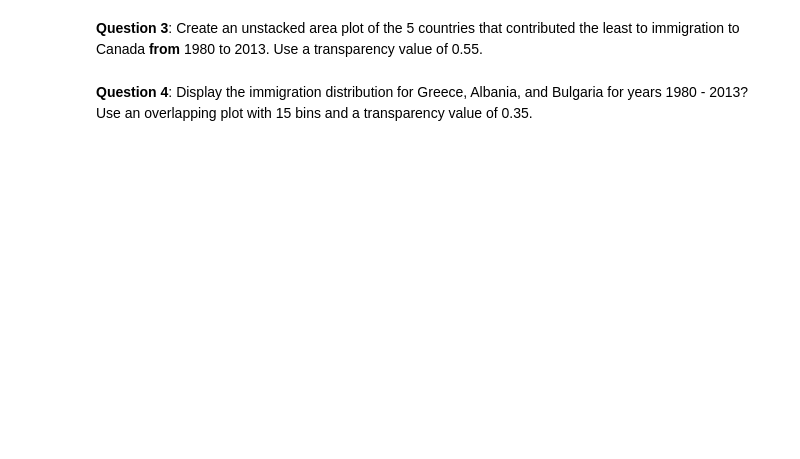
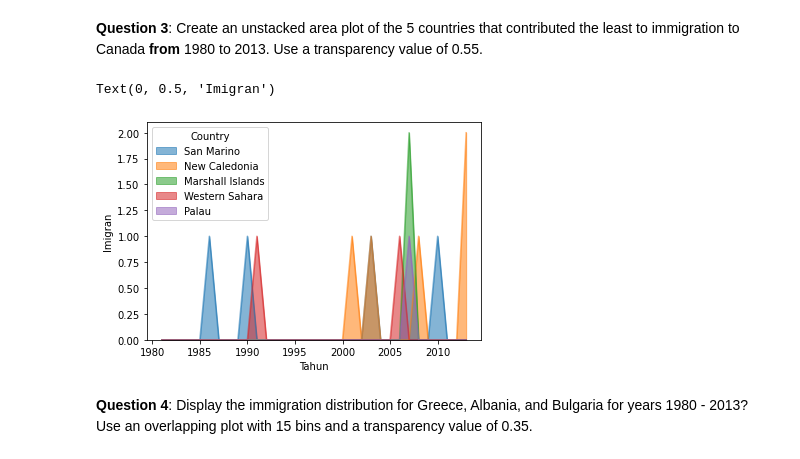
Before and after one commit to X4D0/DataVisualization, a Jupyter notebook: 2_Visualization_Tools_1_assignment.ipynb, the cells around one changed output. Cells and saved outputs as stored; diff of their text form; code cells hidden in the pictures; blank space fills up the shorter version.

```diff
--- a/2_Visualization_Tools_1_assignment.ipynb
+++ b/2_Visualization_Tools_1_assignment.ipynb
@@ -75,2 +88,12 @@ df_can.plot(kind='line')
+# %%
+### type your answer here
+data_top5 = top5.tail(5) # Data terendah (Jumlah Imigran paling sedikit)
+data_top5 = data_top5.transpose()
+plot5 = data_top5.plot(kind='area',alpha=0.55,stacked=False)
+plot5.set_xlabel("Tahun")
+plot5.set_ylabel("Imigran")
+# %% [output]
+Text(0, 0.5, 'Imigran')
+[figure, added]
 # %% [markdown]
 **Question 4**: Display the immigration distribution for Greece, Albania, and Bulgaria for years 1980 - 2013? Use an overlapping plot with 15 bins and a transparency value of 0.35.
```
Also changed, not shown: parts of 10 cells of this notebook.
